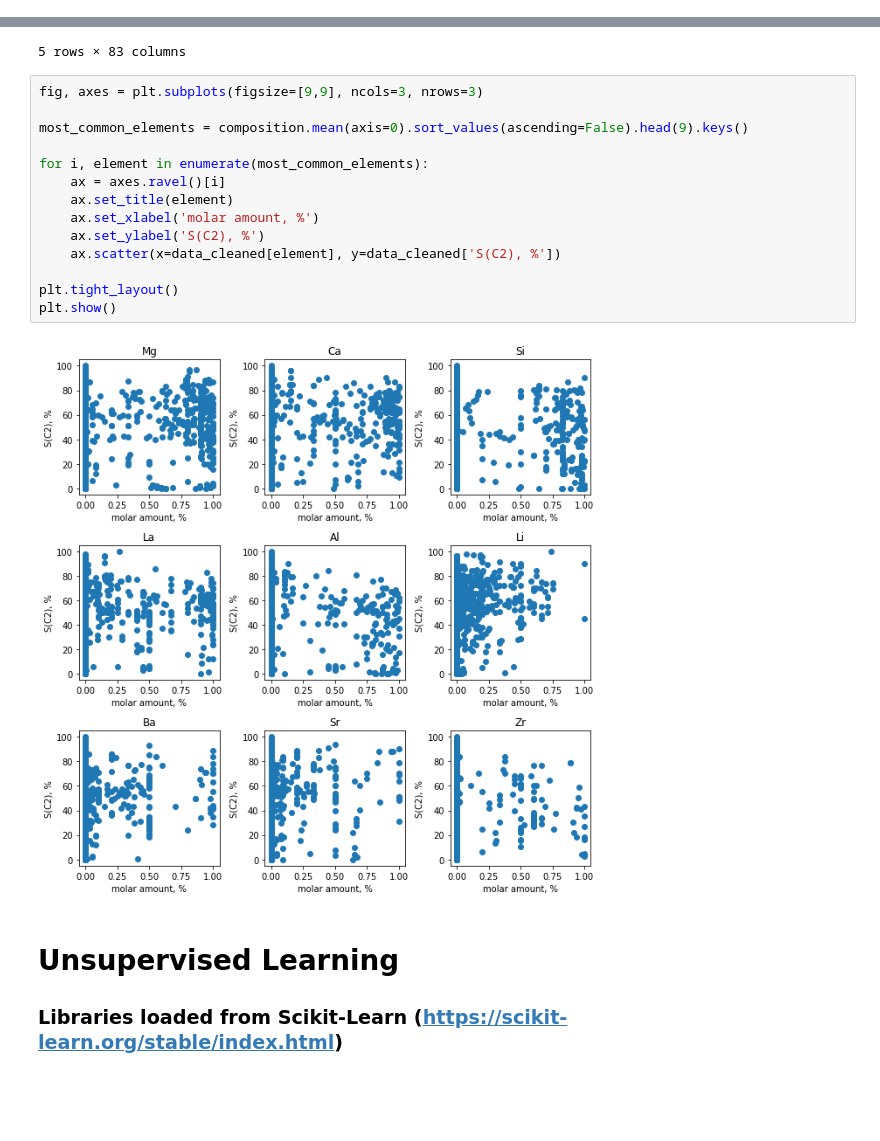
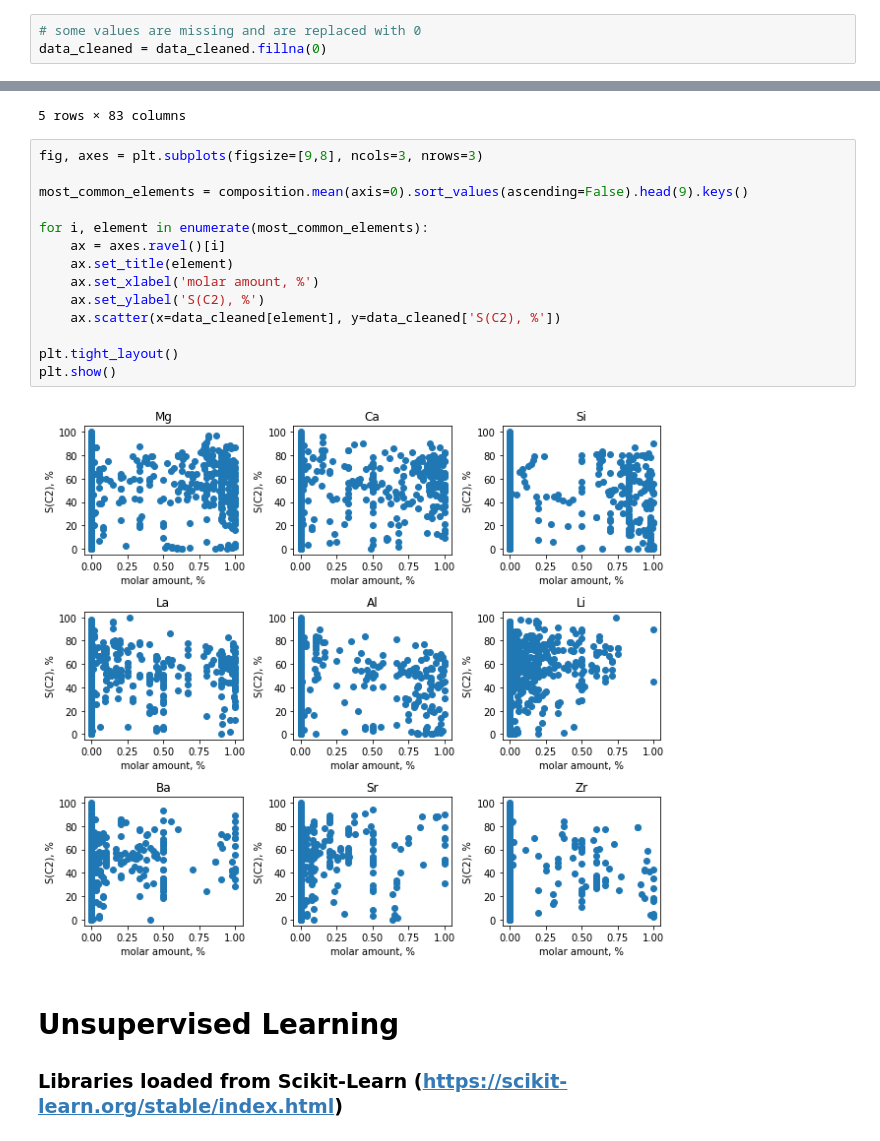
Before and after one commit to lcmd-epfl/BDML4Chem, a Jupyter notebook: 2_chemical_example.ipynb, the cells around one changed output, grey strips where cells are left out. Cells and saved outputs as stored; diff of their text form; blank space fills up the shorter version.

```diff
--- a/2_chemical_example.ipynb
+++ b/2_chemical_example.ipynb
@@ -92,6 +75,9 @@ reaction_data = raw_data.iloc[:,19:]
 
 cleaned_list = [pub_nr, composition, reaction_data]
 data_cleaned = pd.concat(cleaned_list, axis=1, sort=True)
+# %%
+# some values are missing and are replaced with 0
+data_cleaned = data_cleaned.fillna(0)
 # %%
 # This is the clean data that we can use for the analysis
 data_cleaned.head()
@@ -104,21 +90,21 @@ data_cleaned.head()
 | 4 | 5 | 0.0 | 0.972 | 0.0 | 0.0 | 0.0 | 0.0 | 0.0 | 0.0 | 0.0 | ... | ... |
 5 rows × 83 columns
 # %%
-fig, axes = plt.subplots(figsize=[9,9], ncols=3, nrows=3)
+fig, axes = plt.subplots(figsize=[9,8], ncols=3, nrows=3)
 
 most_common_elements = composition.mean(axis=0).sort_values(ascending=False).head(9).keys()
 
 for i, element in enumerate(most_common_elements):
     ax = axes.ravel()[i]
     ax.set_title(element)
     ax.set_xlabel('molar amount, %')
     ax.set_ylabel('S(C2), %')
     ax.scatter(x=data_cleaned[element], y=data_cleaned['S(C2), %'])
 
 plt.tight_layout()
 plt.show()
 # %% [output]
-[figure, old version]
+[figure, new version]
 # %% [markdown]
 # Unsupervised Learning
 ### Libraries loaded from Scikit-Learn (https://scikit-learn.org/stable/index.html)
```
Also changed, not shown: parts of 188 cells of this notebook, 6 other files.
